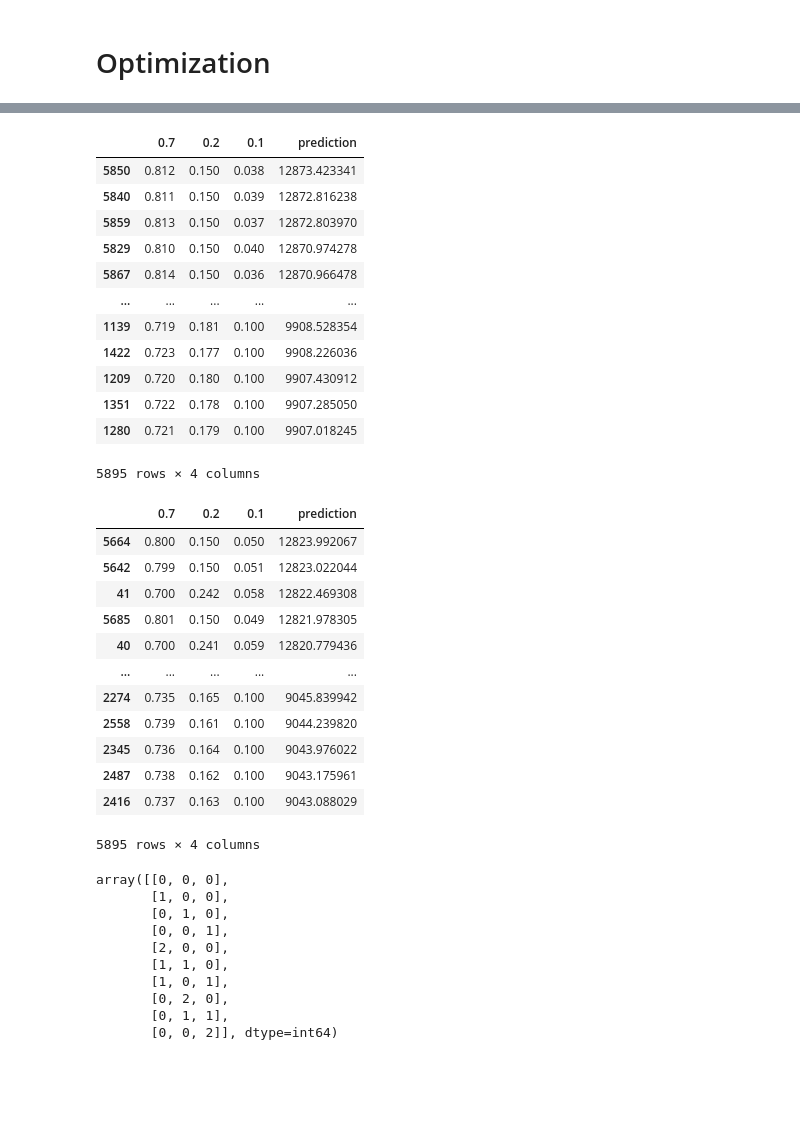
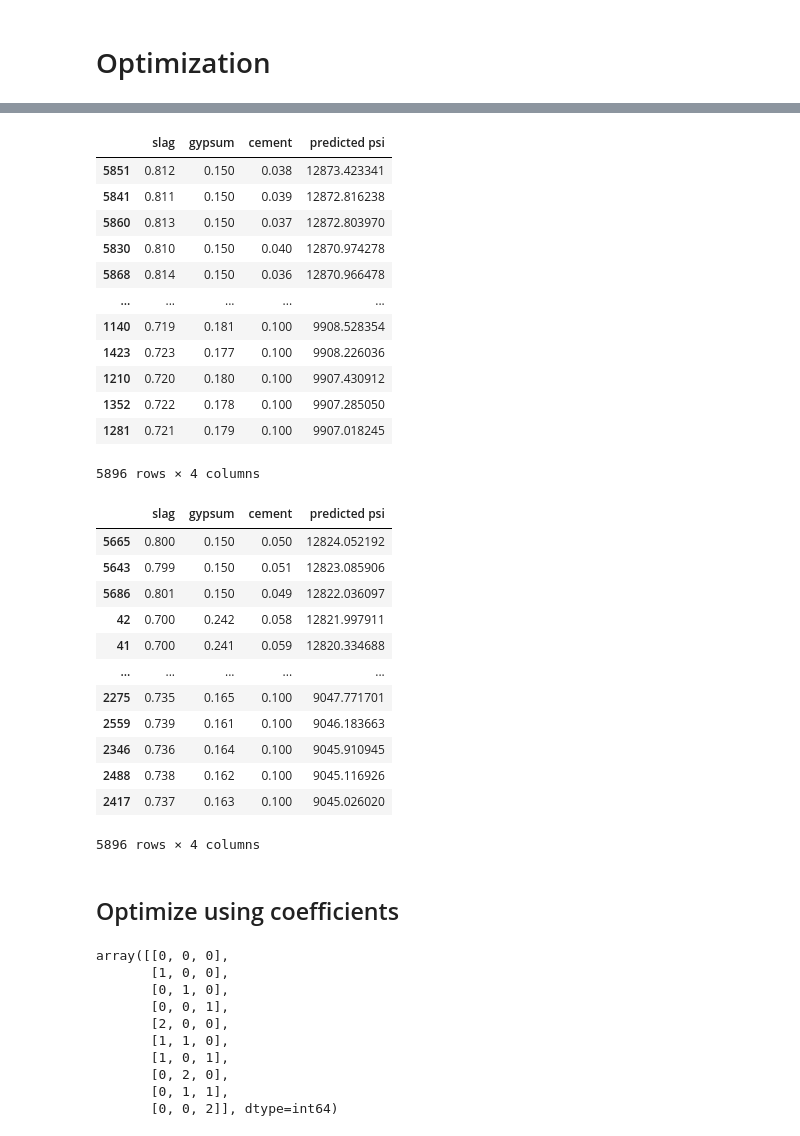
Before and after one commit to andrew-qu2000/concrete-canoe-ML, a Jupyter notebook: Compressive with Grid Search.ipynb, the cells around one changed output, grey strips where cells are left out. Drawn from its saved outputs; the diff is of its cells as text; code cells hidden in the pictures; blank space fills up the shorter version.

```diff
--- a/Compressive with Grid Search.ipynb
+++ b/Compressive with Grid Search.ipynb
@@ -148,12 +148,12 @@ svr_param_grid = {
     'C': [10**k for k in range(-2,3)],
     'epsilon': [10**k for k in range(-1,-5,-1)]
 }
-svr_model = model_selection.GridSearchCV(svr, svr_param_grid, cv=model_selection.LeaveOneOut(), scoring="neg_mean_absolute_error")
+svr_poly_model = model_selection.GridSearchCV(svr, svr_param_grid, cv=model_selection.LeaveOneOut(), scoring="neg_mean_absolute_error")
 # %%
-svr_model.fit(scaled_X, y) # gonna take a hot minute
-svr_results = pd.DataFrame(svr_model.cv_results_)
-print(svr_model.best_params_)
-best_svr_poly = svr_model.best_estimator_
+svr_poly_model.fit(scaled_X, y) # gonna take a hot minute
+#svr_results = pd.DataFrame(svr_poly_model.cv_results_)
+print(svr_poly_model.best_params_)
+best_svr_poly = svr_poly_model.best_estimator_
 best_svr_poly.score(scaled_X, y) # 0.72
 # %% [output]
 {'C': 10, 'degree': 2, 'epsilon': 0.001, 'gamma': 10, 'kernel': 'poly'}
@@ -161,7 +161,7 @@ best_svr_poly.score(scaled_X, y) # 0.72
 # %% [markdown]
 # Optimization
 # %%
-ratios_df = pd.read_csv('ratios_thousandths.csv')
+ratios_df = pd.read_csv('ratios_thousandths.csv', names=['slag','gypsum','cement'])
 ratios_X = ratios_df.to_numpy()
 scaled_ratios_X = preprocessing.StandardScaler().fit_transform(ratios_X)
 normed_ratios_X = preprocessing.Normalizer().fit_transform(ratios_X)
@@ -185,7 +185,7 @@ ratios_df
 best_lin = lin_model.best_estimator_
 best_ridge = ridge_model.best_estimator_
 best_lasso = lasso_model.best_estimator_
-best_svr = svr_model.best_estimator_
+best_svr = svr_poly_model.best_estimator_
 # %%
 lin_pred = best_lin.predict(ratios_X)
 lin_results = ratios_df.copy()
@@ -227,41 +227,43 @@ ridge_results.sort_values(by='prediction', ascending=False)
 # %%
 lasso_pred = best_lasso.predict(normed_ratios_X) #very wet code
 lasso_results = ratios_df.copy()
-lasso_results['prediction'] = lasso_pred
-lasso_results.sort_values(by='prediction', ascending=False)
+lasso_results['predicted psi'] = lasso_pred
+lasso_results.sort_values(by='predicted psi', ascending=False)
 # %% [output]
-|  | 0.7 | 0.2 | 0.1 | prediction |
-| 5850 | 0.812 | 0.150 | 0.038 | 12873.423341 |
-| 5840 | 0.811 | 0.150 | 0.039 | 12872.816238 |
-| 5859 | 0.813 | 0.150 | 0.037 | 12872.803970 |
-| 5829 | 0.810 | 0.150 | 0.040 | 12870.974278 |
-| 5867 | 0.814 | 0.150 | 0.036 | 12870.966478 |
+|  | slag | gypsum | cement | predicted psi |
+| 5851 | 0.812 | 0.150 | 0.038 | 12873.423341 |
+| 5841 | 0.811 | 0.150 | 0.039 | 12872.816238 |
+| 5860 | 0.813 | 0.150 | 0.037 | 12872.803970 |
+| 5830 | 0.810 | 0.150 | 0.040 | 12870.974278 |
+| 5868 | 0.814 | 0.150 | 0.036 | 12870.966478 |
 | ... | ... | ... | ... | ... |
-| 1139 | 0.719 | 0.181 | 0.100 | 9908.528354 |
-| 1422 | 0.723 | 0.177 | 0.100 | 9908.226036 |
-| 1209 | 0.720 | 0.180 | 0.100 | 9907.430912 |
-| 1351 | 0.722 | 0.178 | 0.100 | 9907.285050 |
-| 1280 | 0.721 | 0.179 | 0.100 | 9907.018245 |
+| 1140 | 0.719 | 0.181 | 0.100 | 9908.528354 |
+| 1423 | 0.723 | 0.177 | 0.100 | 9908.226036 |
+| 1210 | 0.720 | 0.180 | 0.100 | 9907.430912 |
+| 1352 | 0.722 | 0.178 | 0.100 | 9907.285050 |
+| 1281 | 0.721 | 0.179 | 0.100 | 9907.018245 |
-5895 rows × 4 columns
+5896 rows × 4 columns
 # %%
 svr_pred = best_svr.predict(scaled_ratios_X) #very wet code
 svr_results = ratios_df.copy()
-svr_results['prediction'] = svr_pred
-svr_results.sort_values(by='prediction', ascending=False)
+svr_results['predicted psi'] = svr_pred
+svr_results.sort_values(by='predicted psi', ascending=False)
 # %% [output]
-|  | 0.7 | 0.2 | 0.1 | prediction |
-| 5664 | 0.800 | 0.150 | 0.050 | 12823.992067 |
-| 5642 | 0.799 | 0.150 | 0.051 | 12823.022044 |
-| 41 | 0.700 | 0.242 | 0.058 | 12822.469308 |
-| 5685 | 0.801 | 0.150 | 0.049 | 12821.978305 |
-| 40 | 0.700 | 0.241 | 0.059 | 12820.779436 |
+|  | slag | gypsum | cement | predicted psi |
+| 5665 | 0.800 | 0.150 | 0.050 | 12824.052192 |
+| 5643 | 0.799 | 0.150 | 0.051 | 12823.085906 |
+| 5686 | 0.801 | 0.150 | 0.049 | 12822.036097 |
+| 42 | 0.700 | 0.242 | 0.058 | 12821.997911 |
+| 41 | 0.700 | 0.241 | 0.059 | 12820.334688 |
 | ... | ... | ... | ... | ... |
-| 2274 | 0.735 | 0.165 | 0.100 | 9045.839942 |
-| 2558 | 0.739 | 0.161 | 0.100 | 9044.239820 |
-| 2345 | 0.736 | 0.164 | 0.100 | 9043.976022 |
-| 2487 | 0.738 | 0.162 | 0.100 | 9043.175961 |
-| 2416 | 0.737 | 0.163 | 0.100 | 9043.088029 |
+| 2275 | 0.735 | 0.165 | 0.100 | 9047.771701 |
+| 2559 | 0.739 | 0.161 | 0.100 | 9046.183663 |
+| 2346 | 0.736 | 0.164 | 0.100 | 9045.910945 |
+| 2488 | 0.738 | 0.162 | 0.100 | 9045.116926 |
+| 2417 | 0.737 | 0.163 | 0.100 | 9045.026020 |
-5895 rows × 4 columns
+5896 rows × 4 columns
+# %% [markdown]
+## Optimize using coefficients
 # %%
 best_lin.named_steps['polynomial_features'].powers_
 # %% [output]
```
Also changed, not shown: parts of 9 cells of this notebook.
